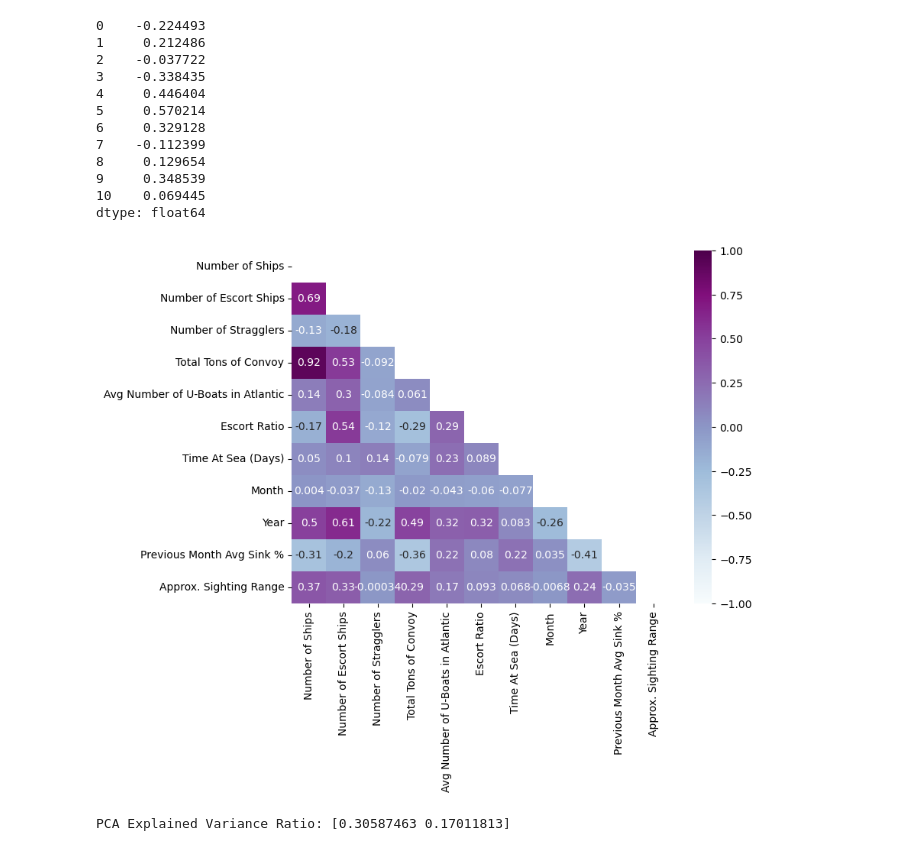
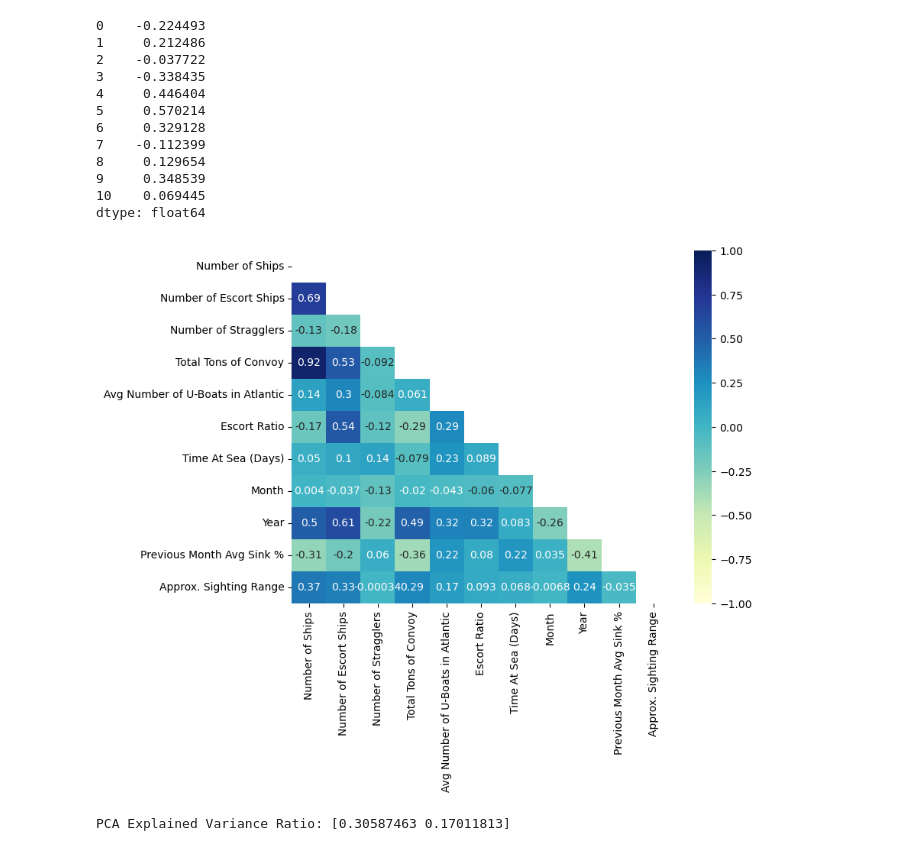
Before and after one commit to MAP9900/Modeling-The-Convoy-System, a Jupyter notebook: Code/Convoy_Feature_Importance.ipynb, the cells around one changed output. Drawn from its saved outputs; the diff is of its cells as text; code cells hidden in the pictures.

```diff
--- a/Code/Convoy_Feature_Importance.ipynb
+++ b/Code/Convoy_Feature_Importance.ipynb
@@ -128,12 +122,12 @@ y_names = ['Overall Sink Rate']
 # %%
 plt.figure(figsize = [8,6])
 X_df = pd.DataFrame(X, columns = X_names)
 mask = np.triu(X_df.corr())
-sns.heatmap(X_df.corr(), mask = mask, cmap = 'BuPu', vmin = -1,
+sns.heatmap(X_df.corr(), mask = mask, cmap = 'YlGnBu', vmin = -1,
            vmax = 1, annot = True)
 plt.show()
 # %% [output]
-[figure, old version]
+[figure, new version]
 # %%
 Xtrain, Xtest, ytrain, ytest = train_test_split(X, y, train_size=0.8, shuffle=True, random_state=1945)
 # %%
```
Also changed, not shown: parts of 18 cells of this notebook, 2 other files.
